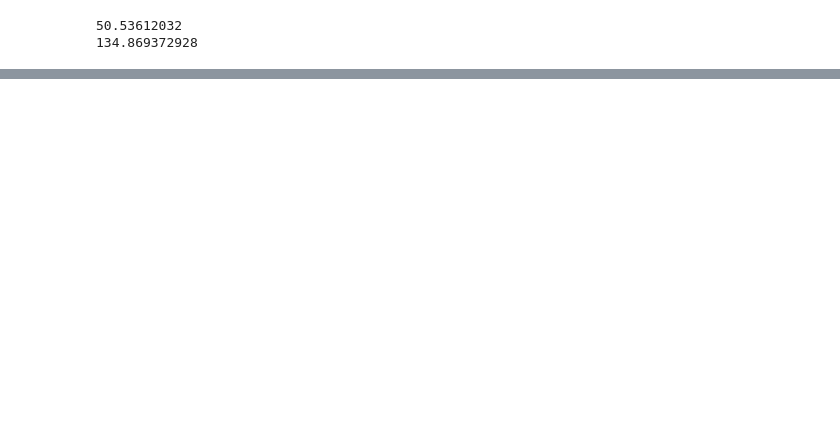
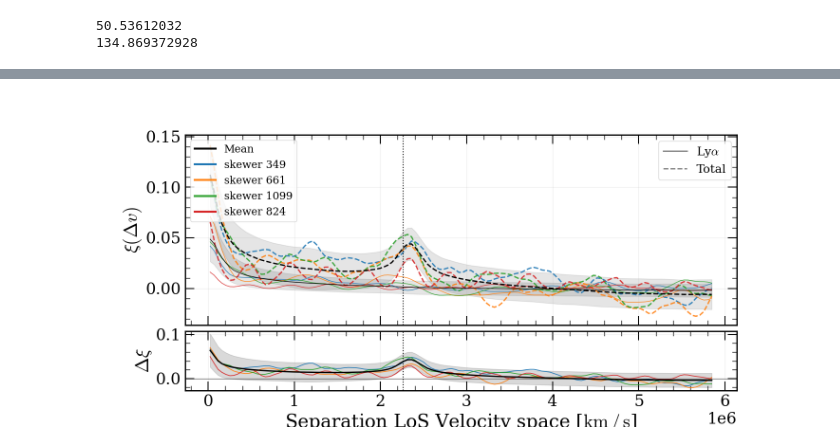
Before and after one commit to daniellopezcano/SkewerJAX, a Jupyter notebook: notebooks/optical_depth toy_metals.ipynb, the cells around one changed output, grey strips where cells are left out. Saved outputs shown, nothing was run; the diff lists cells and outputs as text; code cells hidden in the pictures; blank space fills up the shorter version.

```diff
--- a/notebooks/optical_depth toy_metals.ipynb
+++ b/notebooks/optical_depth toy_metals.ipynb
@@ -494,0 +432,90 @@ plt.show()
+# %%
+# 2PCF settings
+n_bins = 128
+r_min = 0.0
+r_max = float(x_axis_array.max() - x_axis_array.min())/5
+include_self = False
+center = True
+standardize = False
+chunk_size = 1 << 15
+# %%
+r_centers_lya, xi_lya = xi1D.two_point_corr_1d(
+    x_axis_array, F_over_F0[ii_lya_line], n_bins=n_bins, r_min=r_min, r_max=r_max, include_self=include_self,
+    center=center, standardize=standardize, chunk_size=chunk_size,
+)
+r_centers, xi = xi1D.two_point_corr_1d(
+    x_axis_array, jnp.prod(F_over_F0, axis=0), n_bins=n_bins, r_min=r_min, r_max=r_max, include_self=include_self,
+    center=center, standardize=standardize, chunk_size=chunk_size,
+)
+# %%
+r_lya = np.asarray(r_centers_lya)
+r_all = np.asarray(r_centers)
+xi_lya_np = np.asarray(xi_lya)  # (N_skewers, n_bins)
+xi_all_np = np.asarray(xi)      # (N_skewers, n_bins)
+
+# Global stacked stats
+mean_lya, std_lya = np.nanmean(xi_lya_np, axis=0), np.nanstd(xi_lya_np, axis=0)
+mean_all, std_all = np.nanmean(xi_all_np, axis=0), np.nanstd(xi_all_np, axis=0)
+
+fig, (ax, axr) = plt.subplots(
+    2, 1, figsize=(15, 7.0), sharex=True,
+    gridspec_kw={"height_ratios": [3.2, 1.0], "hspace": 0.05}
+)
+
+# individual skewers
+for ii in idx:
+    ax.plot(r_all, xi_all_np[ii], color=colors[ii], lw=2.0, alpha=0.9, ls='--')
+    ax.plot(r_lya, xi_lya_np[ii], color=colors[ii], lw=1.0, alpha=0.9, ls='-')
+    axr.plot(r_all, (xi_all_np[ii] - xi_lya_np[ii]), color=colors[ii], lw=1.2, alpha=0.95, ls='-')
+
+# residual panel: ALSO show mean difference (Total - Lyα)
+mean_diff = mean_all - mean_lya
+# (optional error band assuming independent std; if you prefer, delete these two lines)
+std_diff = np.sqrt(std_all**2 + std_lya**2)
+
+axr.plot(r_all, mean_diff, color="k", lw=2.0, ls='-')
+axr.fill_between(r_all, mean_diff - std_diff, mean_diff + std_diff, color="k", alpha=0.15)
+
+# global mean ± std (top panel)
+ax.plot(r_all, mean_all, lw=2.0, c="k", ls='--')
+ax.fill_between(r_all, (mean_all - std_all), (mean_all + std_all), alpha=0.10, color="k")
+ax.plot(r_lya, mean_lya, lw=1.0, c="k", ls='-')
+ax.fill_between(r_lya, (mean_lya - std_lya), (mean_lya + std_lya), alpha=0.10, color="k")
+
+expected_cross_peak = line_bundle.lambda0_A[0] - line_bundle.lambda0_A[1]
+if x_axis_key == "wavelengths":
+    expected_cross_peak = expected_cross_peak
+elif x_axis_key == "velocities":
+    lambda0_Lya = line_bundle.lines_for_species('HI')[0].lambda0_A
+    expected_cross_peak = phys.c * (expected_cross_peak) / lambda0_Lya # km/s
+ax.axvline(expected_cross_peak, c='k', ls=':', lw=1.5)
+axr.axvline(expected_cross_peak, c='k', ls=':', lw=1.5)
+
+ax.set_ylabel(r"$\xi(\Delta v)$")
+axr.axhline(0.0, color="k", lw=1.0, alpha=0.6)
+axr.set_xlabel(r"Separation " + x_label)
+axr.set_ylabel(r"$\Delta\xi$")
+
+ax.grid(True, alpha=0.25)
+axr.grid(True, alpha=0.25)
+
+# legends:
+style_handles = [
+    Line2D([0],[0], color="grey", lw=2.0, ls='-',  label=r"Ly$\alpha$"),
+    Line2D([0],[0], color="grey", lw=2.0, ls='--', label="Total")
+]
+
+color_handles = [Line2D([0],[0], color="k",    lw=3.0, ls='-',  label="Mean")]
+for ii in idx:
+    color_handles.append(Line2D([0],[0], color=colors[ii], lw=3.0, label=f"skewer {ii}"))
+
+# First legend: line styles
+leg1 = ax.legend(handles=style_handles, loc="upper right", frameon=True, fontsize=18)
+ax.add_artist(leg1)
+
+# Second legend: colors
+ax.legend(handles=color_handles, loc="upper left", frameon=True, fontsize=16)
+
+fig.tight_layout()
+plt.show()
+# %% [output]
@@ -494,0 +523 @@ plt.show()
+[figure, added]
```
Also changed, not shown: parts of 15 cells of this notebook, 1 other file.
